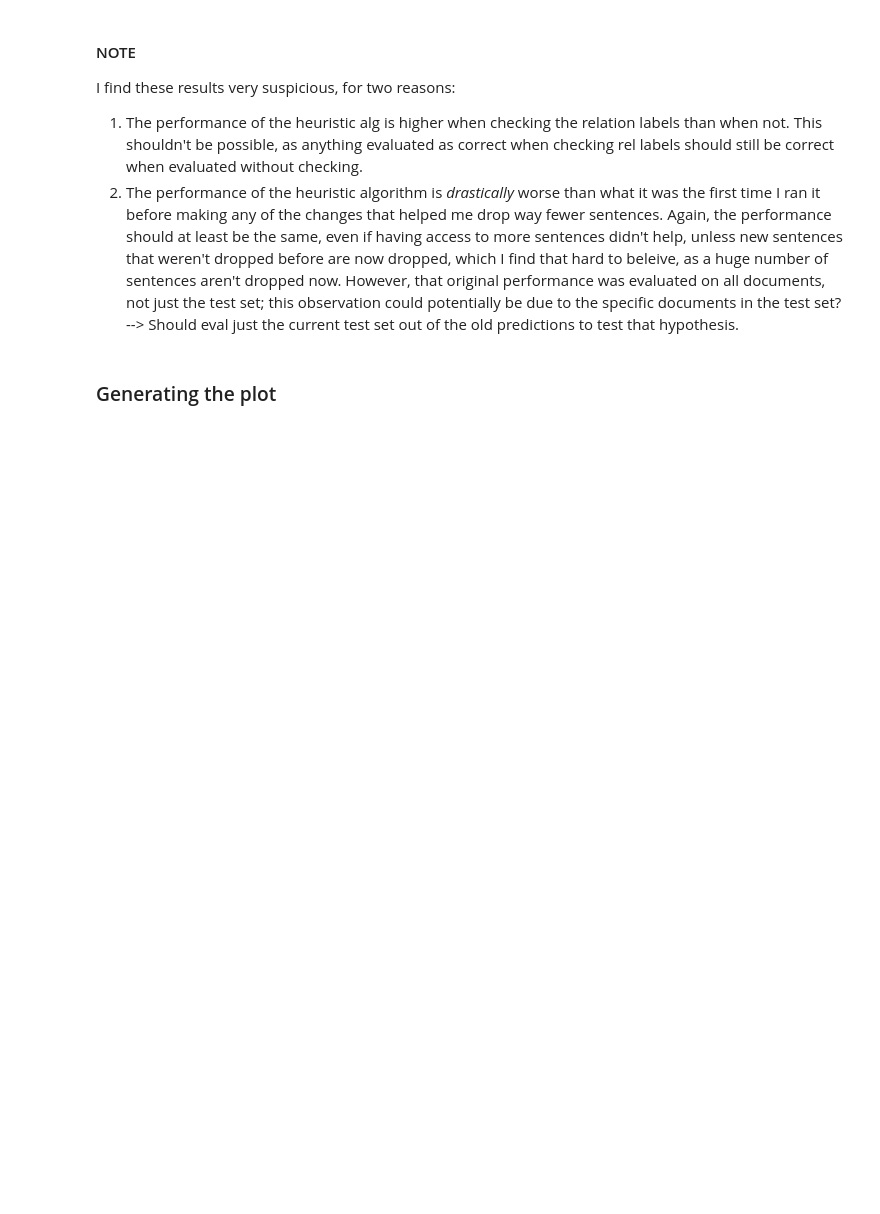
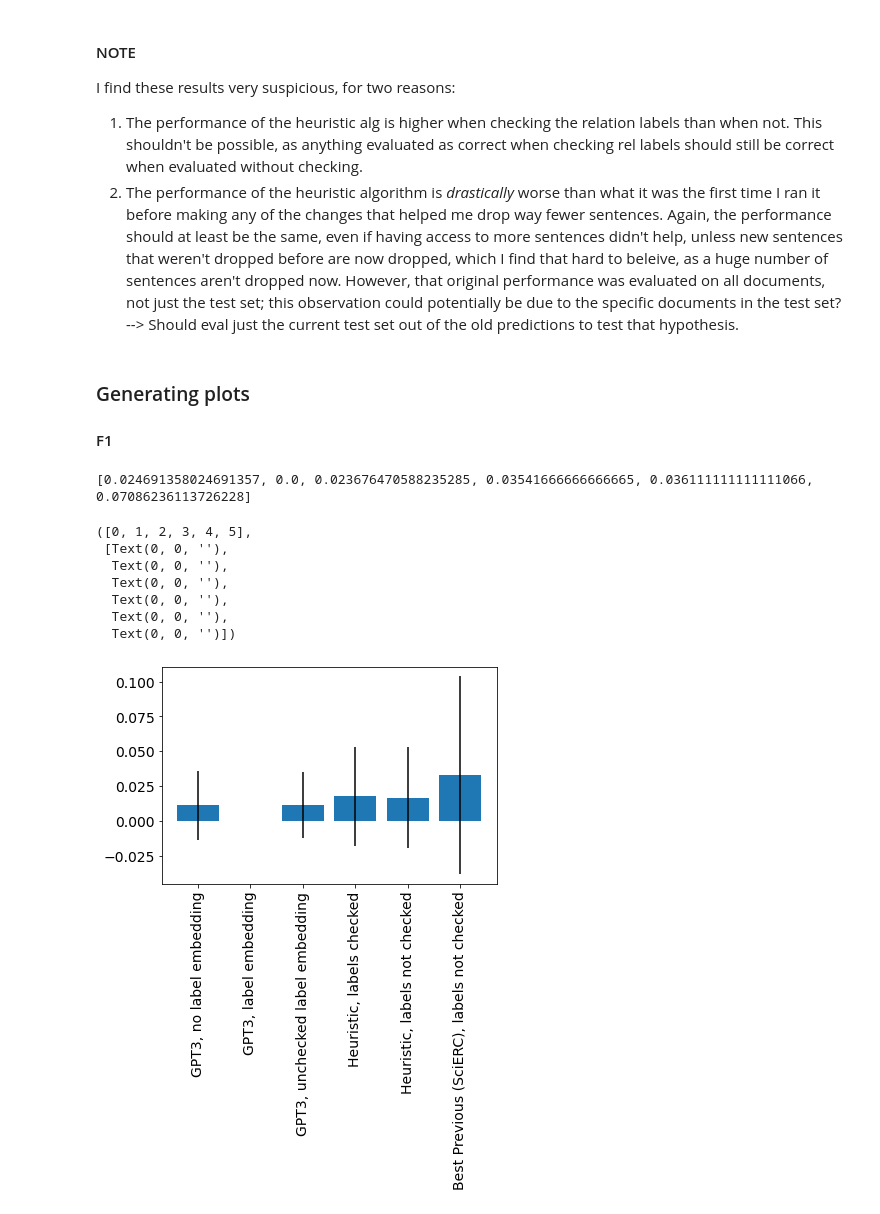
Before and after one commit to serenalotreck/obie-wan, a Jupyter notebook: notebooks/performance_figures.ipynb, the cells around one changed output. Cells and saved outputs as stored; diff of their text form; code cells hidden in the pictures; blank space fills up the shorter version.

```diff
--- a/notebooks/performance_figures.ipynb
+++ b/notebooks/performance_figures.ipynb
@@ -69,4 +70,5 @@ I find these results very suspicious, for two reasons:
 1. The performance of the heuristic alg is higher when checking the relation labels than when not. This shouldn't be possible, as anything evaluated as correct when checking rel labels should still be correct when evaluated without checking.
 2. The performance of the heuristic algorithm is *drastically* worse than what it was the first time I ran it before making any of the changes that helped me drop way fewer sentences. Again, the performance should at least be the same, even if having access to more sentences didn't help, unless new sentences that weren't dropped before are now dropped, which I find that hard to beleive, as a huge number of sentences aren't dropped now. However, that original performance was evaluated on all documents, not just the test set; this observation could potentially be due to the specific documents in the test set? --> Should eval just the current test set out of the old predictions to test that hypothesis.
 # %% [markdown]
-### Generating the plot
+### Generating plots
+#### F1
@@ -145,0 +75,30 @@ axs[0].text(
+# %%
+name_map = {
+
+    'gpt3_no_embed_no_check':'GPT3, no label embedding',
+    'gpt3_embed_check':'GPT3, label embedding',
+    'gpt3_embed_no_check':'GPT3, unchecked label embedding',
+    #'openIE_no_embed_no_check':,
+    #'openIE_embed_check':,
+    #'openIE_embed_no_check',
+    'heuristic_check':'Heuristic, labels checked',
+    'heuristic_no_check':'Heuristic, labels not checked',
+    'best_previous_no_embed_no_check':'Best Previous (SciERC), labels not checked'
+}
+# %%
+labels = [name_map[n] for n in overall_perfs.model_eval]
+vals = overall_perfs.F1.values.tolist()
+errors = [literal_eval(e)[1] - literal_eval(e)[0] for e in overall_perfs.F1_CI]
+print(errors)
+plt.bar(labels, vals, yerr=errors)
+plt.xticks(rotation=90)
+# %% [output]
+[0.024691358024691357, 0.0, 0.023676470588235285, 0.03541666666666665, 0.036111111111111066, 0.07086236113726228]
+([0, 1, 2, 3, 4, 5],
+ [Text(0, 0, ''),
+  Text(0, 0, ''),
+  Text(0, 0, ''),
+  Text(0, 0, ''),
+  Text(0, 0, ''),
+  Text(0, 0, '')])
+[figure, added]
```
Also changed, not shown: parts of 3 cells of this notebook.
